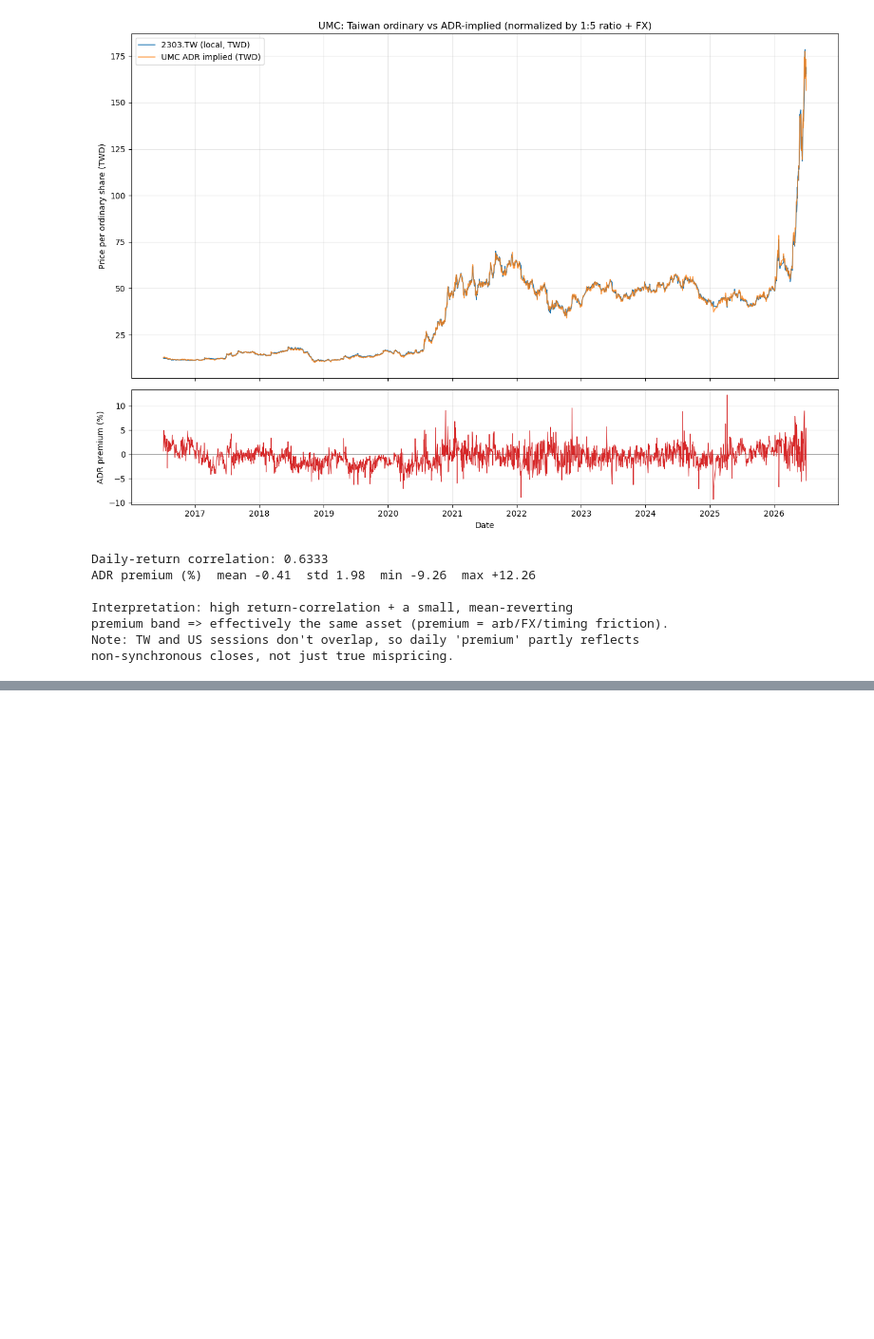
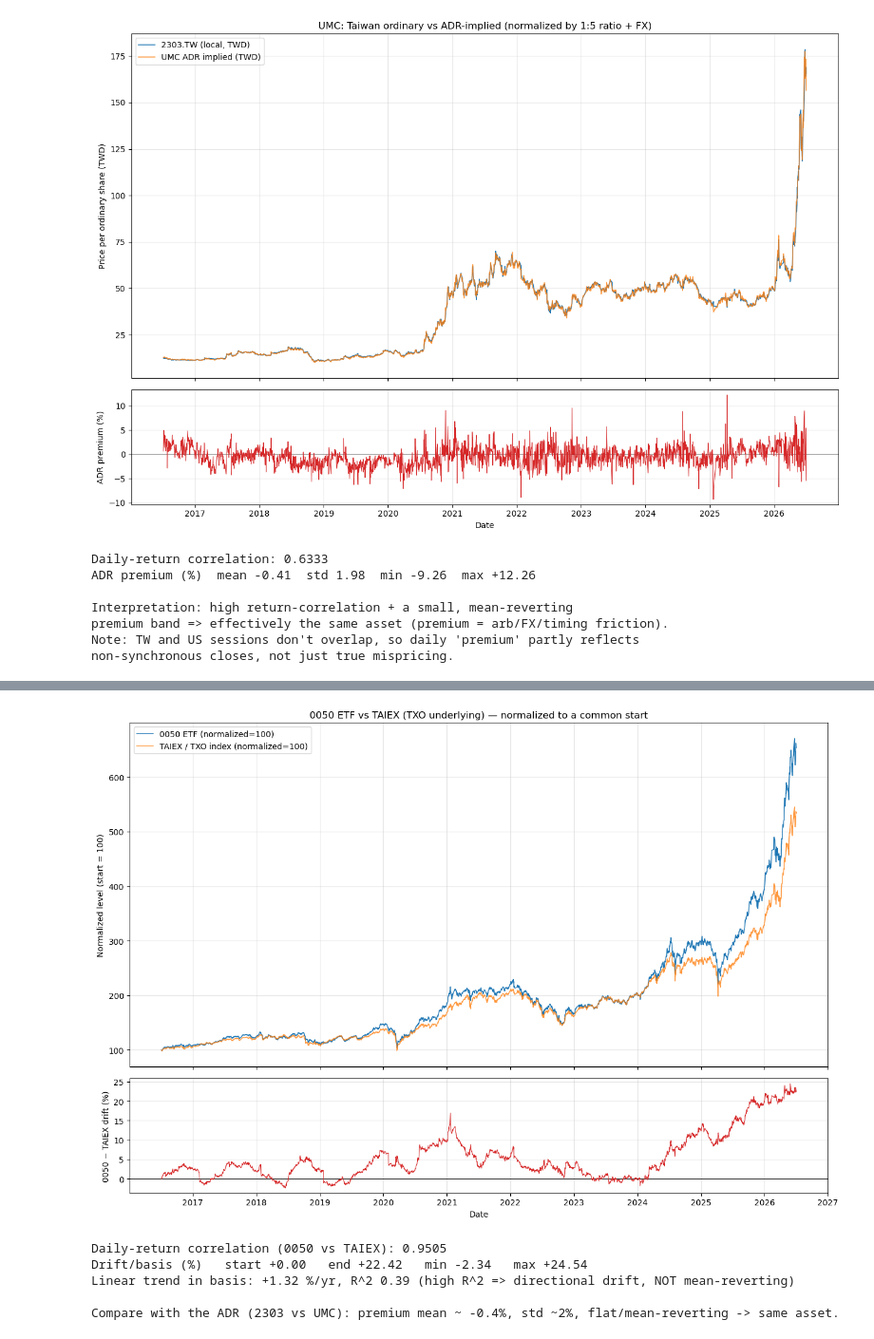
Before and after one commit to hansel7121/Taiwan-Warrants-App, a Jupyter notebook: umc_adr_parity.ipynb, the cells around one changed output, grey strips where cells are left out. Shown at 95% size. Drawn from its saved outputs; the diff is of its cells as text; code cells hidden in the pictures; blank space fills up the shorter version.

```diff
--- a/umc_adr_parity.ipynb
+++ b/umc_adr_parity.ipynb
@@ -101,0 +120,14 @@ non-synchronous closes, not just true mispricing.
+# %%
+# Download 0050 ETF and the TAIEX index (TXO underlying), align on common days.
+etf_idx = yf.download(["0050.TW", "^TWII"], period="10y", auto_adjust=False)["Close"]
+etf_idx = etf_idx.rename(columns={"0050.TW": "etf_0050", "^TWII": "taiex"})
+ei = etf_idx.dropna(subset=["etf_0050", "taiex"]).copy()
+
+# Normalize both to 100 at the first common day so different scales
+# (ETF ~NT$170 vs index ~23,000 pts) are comparable.
+ei["n_0050"] = ei["etf_0050"] / ei["etf_0050"].iloc[0] * 100
+ei["n_taiex"] = ei["taiex"] / ei["taiex"].iloc[0] * 100
+
+# "Premium" here = how far 0050 has drifted from the index, normalized-level basis.
+ei["basis_pct"] = (ei["n_0050"] / ei["n_taiex"] - 1) * 100
+ei[["n_0050", "n_taiex", "basis_pct"]].tail()
@@ -101,0 +143,50 @@ non-synchronous closes, not just true mispricing.
+# %%
+# Top: normalized levels (do they move in unison?). Bottom: the drift/basis.
+fig, ax = plt.subplots(2, 1, figsize=(13, 9), sharex=True,
+                       gridspec_kw={"height_ratios": [3, 1]})
+
+ax[0].plot(ei.index, ei["n_0050"], label="0050 ETF (normalized=100)", lw=1.1)
+ax[0].plot(ei.index, ei["n_taiex"], label="TAIEX / TXO index (normalized=100)",
+           lw=1.1, alpha=0.8)
+ax[0].set_ylabel("Normalized level (start = 100)")
+ax[0].set_title("0050 ETF vs TAIEX (TXO underlying) — normalized to a common start")
+ax[0].legend()
+ax[0].grid(alpha=0.3)
+
+ax[1].axhline(0, color="k", lw=0.6)
+ax[1].plot(ei.index, ei["basis_pct"], color="C3", lw=0.8)
+ax[1].set_ylabel("0050 − TAIEX drift (%)")
+ax[1].set_xlabel("Date")
+ax[1].grid(alpha=0.3)
+
+plt.tight_layout()
+plt.show()
+# %% [output]
+[figure, added]
+# %%
+# Quant test: daily-return correlation vs the ADR case, and is the basis
+# mean-reverting (like a real parity) or trending (structural divergence)?
+ret = ei[["etf_0050", "taiex"]].pct_change().dropna()
+corr = ret["etf_0050"].corr(ret["taiex"])
+
+basis = ei["basis_pct"]
+# Trend strength: fraction of basis variance explained by a straight line in time.
+t = np.arange(len(basis))
+slope, intercept = np.polyfit(t, basis.values, 1)
+fit = slope * t + intercept
+r2_trend = 1 - np.var(basis.values - fit) / np.var(basis.values)
+
+print(f"Daily-return correlation (0050 vs TAIEX): {corr:.4f}")
+print(f"Drift/basis (%)   start {basis.iloc[0]:+.2f}   end {basis.iloc[-1]:+.2f}   "
+      f"min {basis.min():+.2f}   max {basis.max():+.2f}")
+print(f"Linear trend in basis: {slope*252:+.2f} %/yr, R^2 {r2_trend:.2f} "
+      f"(high R^2 => directional drift, NOT mean-reverting)")
+print()
+print("Compare with the ADR (2303 vs UMC): premium mean ~ -0.4%, std ~2%, "
+      "flat/mean-reverting -> same asset.")
+# %% [output]
+Daily-return correlation (0050 vs TAIEX): 0.9505
+Drift/basis (%)   start +0.00   end +22.42   min -2.34   max +24.54
+Linear trend in basis: +1.32 %/yr, R^2 0.39 (high R^2 => directional drift, NOT mean-reverting)
+
+Compare with the ADR (2303 vs UMC): premium mean ~ -0.4%, std ~2%, flat/mean-reverting -> same asset.
```
Also changed, not shown: parts of 4 cells of this notebook.
